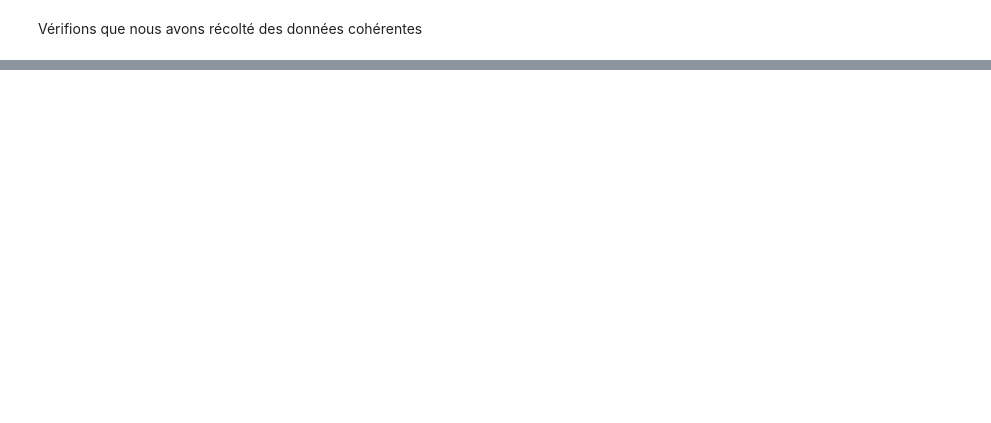
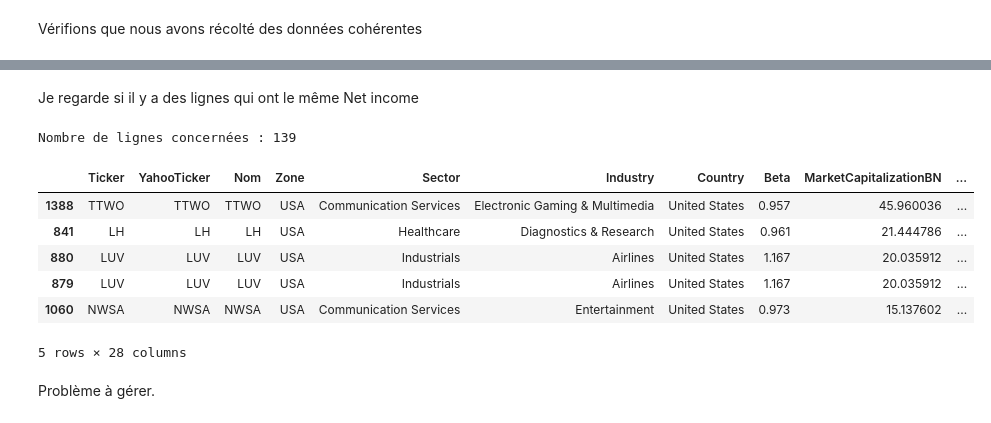
Before and after one commit to tnourlyn/Projet-Python---The-Transatlantic-valuation-guide, a Jupyter notebook: Analyse préliminaire des données/Analyse_preliminaire.ipynb, the cells around one changed output, grey strips where cells are left out. Cells and saved outputs as stored; diff of their text form; code cells hidden in the pictures; blank space fills up the shorter version.

Commit message:
Croissance EPS + recherche de doublons

```diff
--- a/Analyse préliminaire des données/Analyse_preliminaire.ipynb
+++ b/Analyse préliminaire des données/Analyse_preliminaire.ipynb
@@ -83,0 +84,23 @@ top_5_equity_STX600.head()
+# %% [markdown]
+Je regarde si il y a des lignes qui ont le même Net income
+# %%
+# 2. On repère les doublons sur la colonne NetIncomeBN
+# keep=False est important : il garde TOUTES les lignes concernées (A et B), pas juste la copie (B)
+masque_doublons = df_SP500.duplicated(subset=['NetIncomeBN'], keep=False)
+
+# 3. On filtre le DataFrame et on trie par montant pour voir les paires ensemble
+resultat = df_SP500[masque_doublons].sort_values(by='NetIncomeBN')
+
+print(f"Nombre de lignes concernées : {len(resultat)}")
+resultat.head()
+# %% [output]
+Nombre de lignes concernées : 139
+|  | Ticker | YahooTicker | Nom | Zone | Sector | Industry | Country | Beta | MarketCapitalizationBN | ... |
+| 1388 | TTWO | TTWO | TTWO | USA | Communication Services | Electronic Gaming & Multimedia | United States | 0.957 | 45.960036 | ... |
+| 841 | LH | LH | LH | USA | Healthcare | Diagnostics & Research | United States | 0.961 | 21.444786 | ... |
+| 880 | LUV | LUV | LUV | USA | Industrials | Airlines | United States | 1.167 | 20.035912 | ... |
+| 879 | LUV | LUV | LUV | USA | Industrials | Airlines | United States | 1.167 | 20.035912 | ... |
+| 1060 | NWSA | NWSA | NWSA | USA | Communication Services | Entertainment | United States | 0.973 | 15.137602 | ... |
+5 rows × 28 columns
+# %% [markdown]
+Problème à gérer.
```
Also changed, not shown: parts of 4 cells of this notebook, 4 other files.
